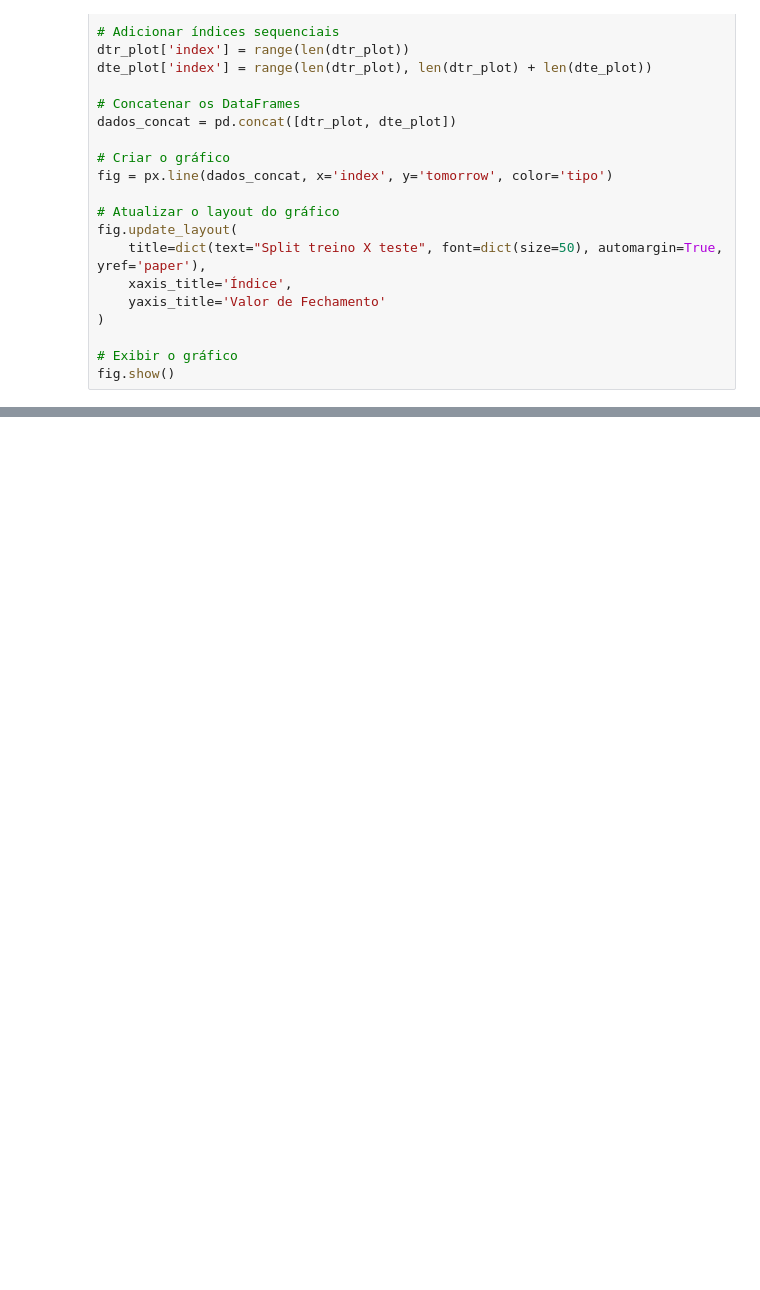
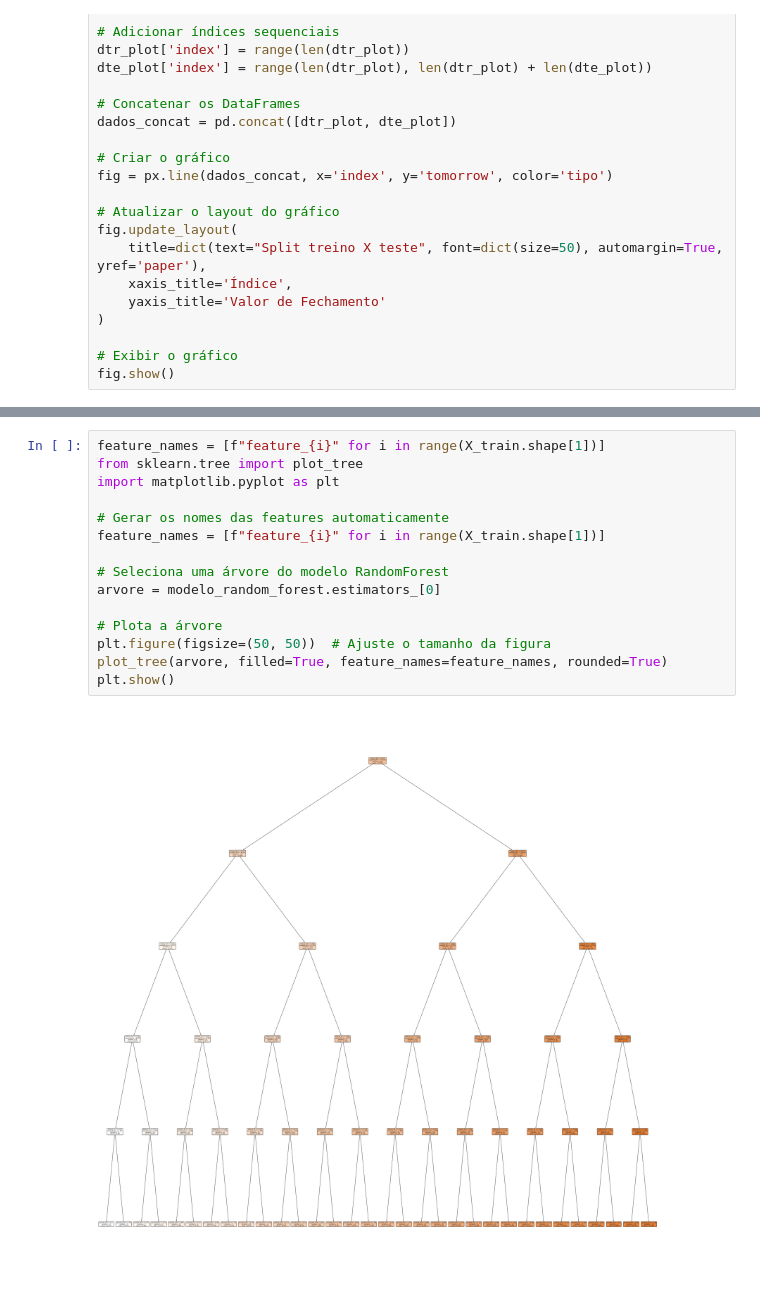
Before and after one commit to tcc-previsao-energia/ml-models, a Jupyter notebook: tcc/tendencia-pedro-decompose.ipynb, the cells around one changed output, grey strips where cells are left out. Cells and saved outputs as stored; diff of their text form; blank space fills up the shorter version.

```diff
--- a/tcc/tendencia-pedro-decompose.ipynb
+++ b/tcc/tendencia-pedro-decompose.ipynb
@@ -244,0 +268,17 @@ y_pred = modelo_random_forest.predict(X_test)
+# %%
+feature_names = [f"feature_{i}" for i in range(X_train.shape[1])]
+from sklearn.tree import plot_tree
+import matplotlib.pyplot as plt
+
+# Gerar os nomes das features automaticamente
+feature_names = [f"feature_{i}" for i in range(X_train.shape[1])]
+
+# Seleciona uma árvore do modelo RandomForest
+arvore = modelo_random_forest.estimators_[0]
+
+# Plota a árvore
+plt.figure(figsize=(50, 50))  # Ajuste o tamanho da figura
+plot_tree(arvore, filled=True, feature_names=feature_names, rounded=True)
+plt.show()
+# %% [output]
+[figure, added]
```
Also changed, not shown: parts of 16 cells of this notebook.
